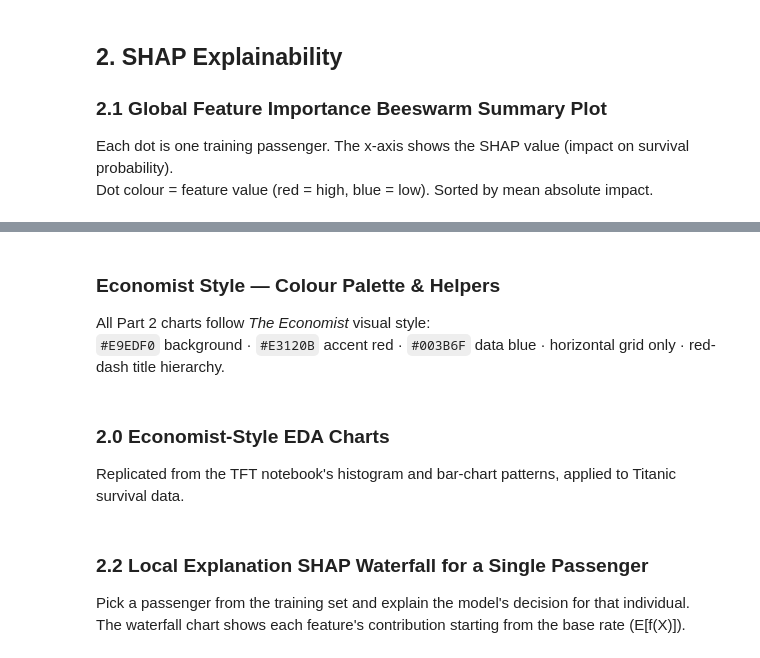
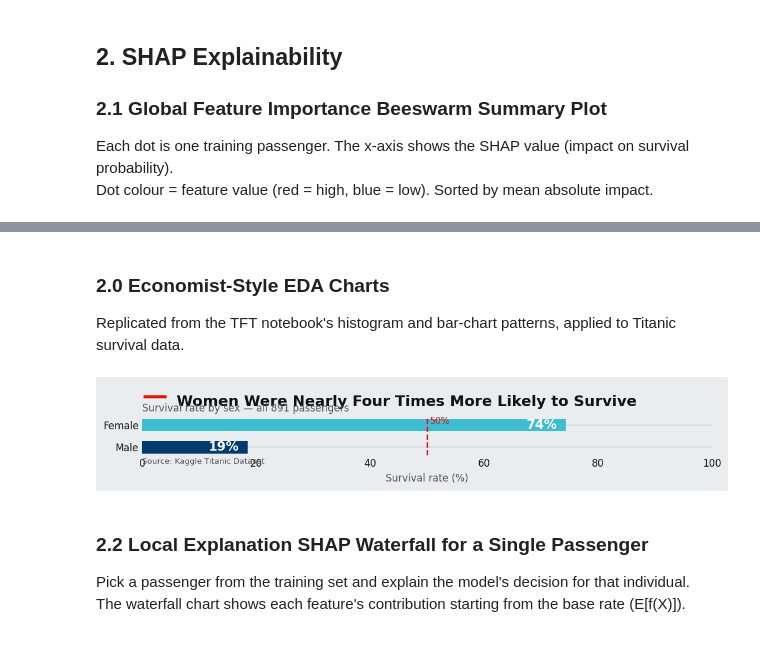
Before and after one commit to nishantnayar/Titanic, a Jupyter notebook: Titanic.ipynb, the cells around one changed output, grey strips where cells are left out. Cells and saved outputs as stored; diff of their text form; code cells hidden in the pictures.

```diff
--- a/Titanic.ipynb
+++ b/Titanic.ipynb
@@ -1143,5 +1254,0 @@ plt.show()
-# %% [markdown]
-### Economist Style — Colour Palette & Helpers
-
-All Part 2 charts follow *The Economist* visual style:
-`#E9EDF0` background · `#E3120B` accent red · `#003B6F` data blue · horizontal grid only · red-dash title hierarchy.
@@ -1230,32 +1259,43 @@ Replicated from the TFT notebook's histogram and bar-chart patterns, applied to
 # %%
 # ── Chart 1: Survival rate by Sex (horizontal bar — classic Economist) ───
 surv_sex = (train_df.groupby("Sex")["Survived"].mean() * 100).sort_values()
 
 fig, ax = plt.subplots(figsize=(9, 4))
 apply_economist_base(ax, fig)
 
 colors = [pred_color("econ-blue") if v < 50 else pred_color("color-highlight")
           for v in surv_sex.values]
 bars = ax.barh(surv_sex.index.str.capitalize(), surv_sex.values,
                color=colors, height=0.55, zorder=3)
 
 # Value labels inside bars
 for bar, val in zip(bars, surv_sex.values):
     ax.text(val - 1.5, bar.get_y() + bar.get_height() / 2,
             f"{val:.0f}%",
             va="center", ha="right",
             color="white", fontsize=13, fontweight="bold")
 
 ax.axvline(50, color=pred_color("econ-red"), linewidth=1.5, linestyle="--", zorder=4)
 ax.text(50.5, 1.05, "50%", color=pred_color("econ-red"), fontsize=9)
 ax.set_xlim(0, 100)
 ax.set_xlabel("Survival rate (%)", color=pred_color("subtitle-gray"), fontsize=10)
 ax.xaxis.grid(False)
 
 economist_title(ax,
     title="Women Were Nearly Four Times More Likely to Survive",
-    subtitle="Survival rate by sex — all 891 passengers")
-
-plt.tight_layout(rect=[0, 0.08, 1, 0.88])
+    subtitle="Survival rate by sex — all 891 passengers",
+    # y_title/y_subtitle: axes-fraction coords — must land in the space
+    # that tight_layout rect leaves above the plot (top=0.85 → ~15% headroom)
+    y_title=1.22,      # just above the axes top edge
+    y_subtitle=1.09,   # ~13% axes-height below y_title
+    y_source=-0.22,    # below the x-axis label
+    title_x_gap=0.06,  # wider gap: narrow 9×4 fig → dash is proportionally wider
+)
+# rect=[left, bottom, right, top] in figure-fraction:
+#   top=0.82  → reserves ~18% headroom for the title block
+#   bottom=0.18 → reserves room for x-label + source footnote
+plt.tight_layout(rect=[0, 0.18, 1, 0.82])
 save_econ_plot(fig, "survival_by_sex")
 plt.show()
+# %% [output]
+[figure, added]
```
Also changed, not shown: parts of 36 cells of this notebook, 3 other files.
